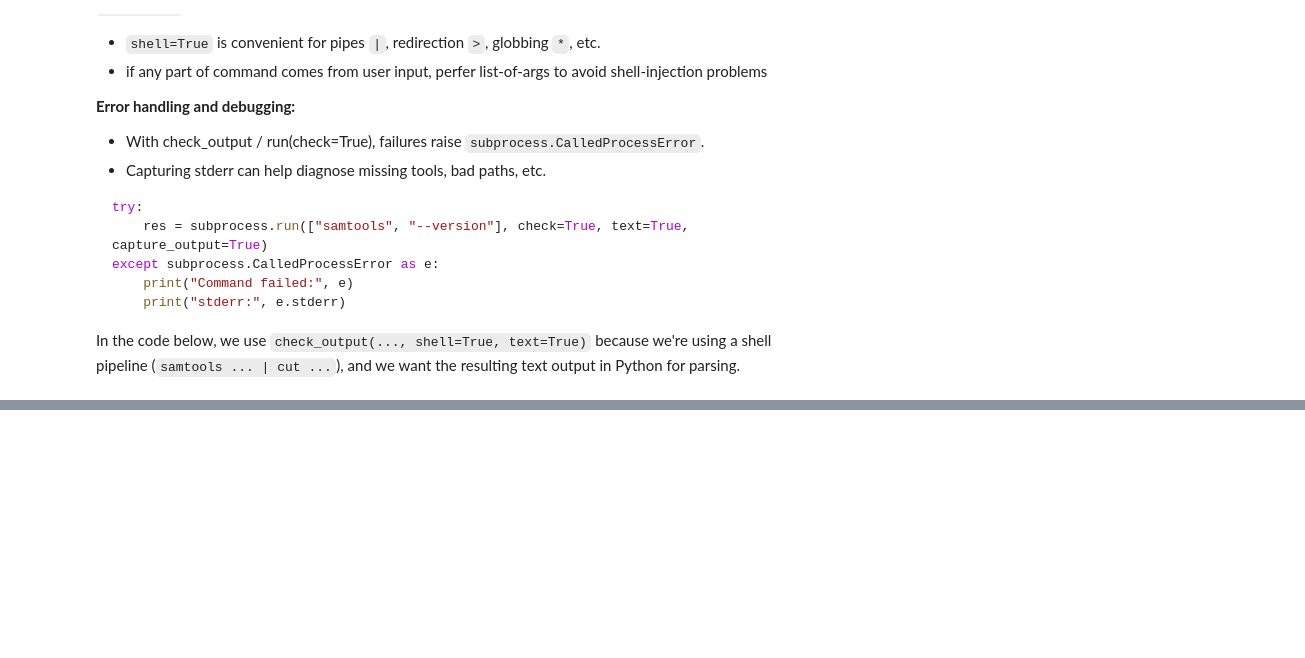
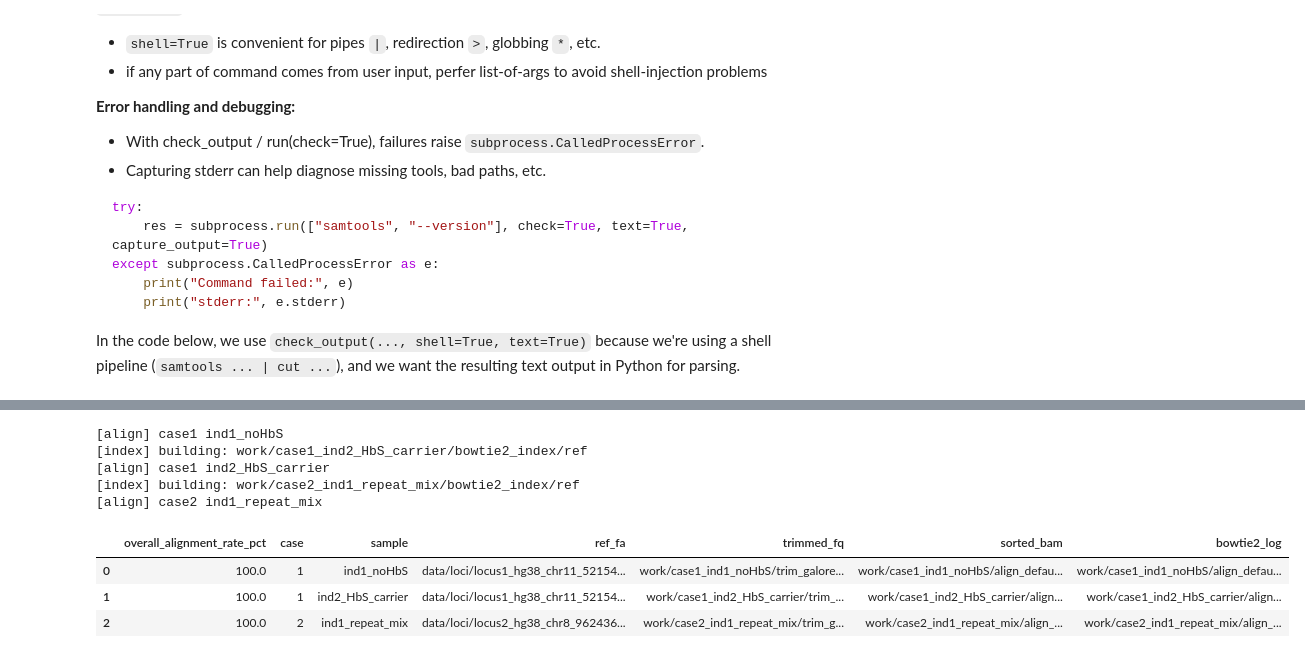
Before and after one commit to erik-owen/2026_QMW_Genomics, a Jupyter notebook: notebooks/teacher.ipynb, the cells around one changed output, grey strips where cells are left out. Cells and saved outputs as stored; diff of their text form; code cells hidden in the pictures; blank space fills up the shorter version.

```diff
--- a/notebooks/teacher.ipynb
+++ b/notebooks/teacher.ipynb
@@ -1040,0 +1251,18 @@ VSL-LOC: {'n_total': 2624, 'n_trivial_M_only': 2470, 'n_nontrivial': 154}
+# %%
+# Run for all configured case/sample combinations
+results = []
+for (case, sample) in sorted(FILES.keys()):
+    results.append(run_bowtie2_default(case, sample))
+
+df = pd.DataFrame(results).sort_values(["case", "sample"])
+df
+# %% [output]
+[align] case1 ind1_noHbS
+[index] building: work/case1_ind2_HbS_carrier/bowtie2_index/ref
+[align] case1 ind2_HbS_carrier
+[index] building: work/case2_ind1_repeat_mix/bowtie2_index/ref
+[align] case2 ind1_repeat_mix
+|  | overall_alignment_rate_pct | case | sample | ref_fa | trimmed_fq | sorted_bam | bowtie2_log |
+| 0 | 100.0 | 1 | ind1_noHbS | data/loci/locus1_hg38_chr11_52154... | work/case1_ind1_noHbS/trim_galore... | work/case1_ind1_noHbS/align_defau... | work/case1_ind1_noHbS/align_defau... |
+| 1 | 100.0 | 1 | ind2_HbS_carrier | data/loci/locus1_hg38_chr11_52154... | work/case1_ind2_HbS_carrier/trim_... | work/case1_ind2_HbS_carrier/align... | work/case1_ind2_HbS_carrier/align... |
+| 2 | 100.0 | 2 | ind1_repeat_mix | data/loci/locus2_hg38_chr8_962436... | work/case2_ind1_repeat_mix/trim_g... | work/case2_ind1_repeat_mix/align_... | work/case2_ind1_repeat_mix/align_... |
```
Also changed, not shown: parts of 9 cells of this notebook.
